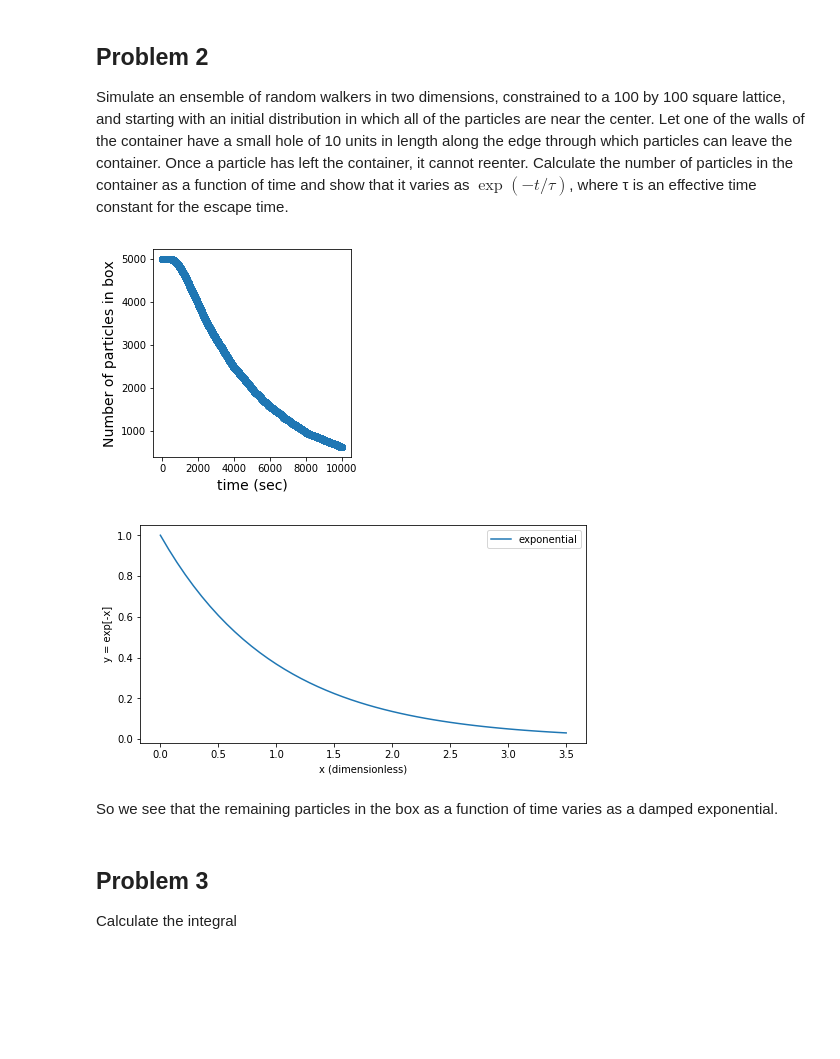
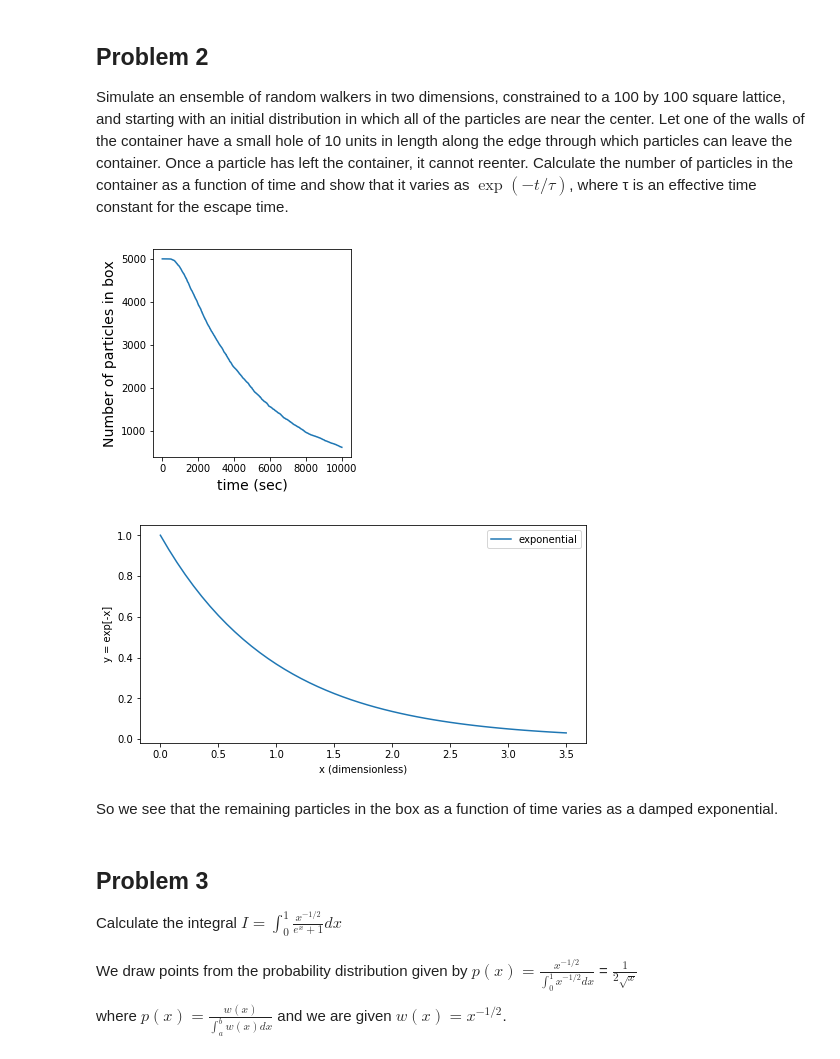
Before and after one commit to aton-physics/Lectures, a Jupyter notebook: Assignments/Assign5.ipynb, the cells around one changed output. Cells and saved outputs as stored; diff of their text form; code cells hidden in the pictures; blank space fills up the shorter version.

```diff
--- a/Assignments/Assign5.ipynb
+++ b/Assignments/Assign5.ipynb
@@ -188,29 +188,34 @@ for i in range(N):
 # %%
 t = 10000
 fig = plt.figure(figsize = (8,4))
 ax2 = fig.add_subplot(122)
-ax2.plot(Counter, 'o')
+ax2.plot(Counter, '-')
 fig2 = plt.figure(figsize=(8,4))
 ax1 = fig2.add_subplot(111)
 time=np.linspace(0,3.5)
 f = np.exp(-time)
 ax1.plot(time,f,'-',label="exponential")
 plt.legend()
 ax1.set_xlabel("x (dimensionless)")
 ax1.set_ylabel("y = exp[-x]")
 
 ax2.set_xlabel("time (sec)", fontsize =14)
 ax2.set_ylabel("Number of particles in box", fontsize = 14)
 
 fig.subplots_adjust(left = 0.12,right = 0.96, bottom = 0.14, top = 0.86,wspace =0.45, hspace = 0.35)
 
 plt.show()
 # %% [output]
-[figure, old version]
+[figure, new version]
 [figure]
 # %% [markdown]
 So we see that the remaining particles in the box as a function of time varies as a damped exponential.
 # %% [markdown]
 ## Problem 3
 
-Calculate the integral
+Calculate the integral $I = \int_0^1\frac{x^{-1/2}}{e^x + 1}dx$
+# %% [markdown]
+We draw points from the probability distribution given by
+$p(x) = \frac{x^{-1/2}}{\int_0^1x^{-1/2}dx}$ = $\frac{1}{2\sqrt{x}}$
+
+where $p(x) = \frac{w(x)}{\int_a^bw(x)dx}$ and we are given $w(x) = x^{-1/2}$.
```
Also changed, not shown: parts of 5 cells of this notebook.
